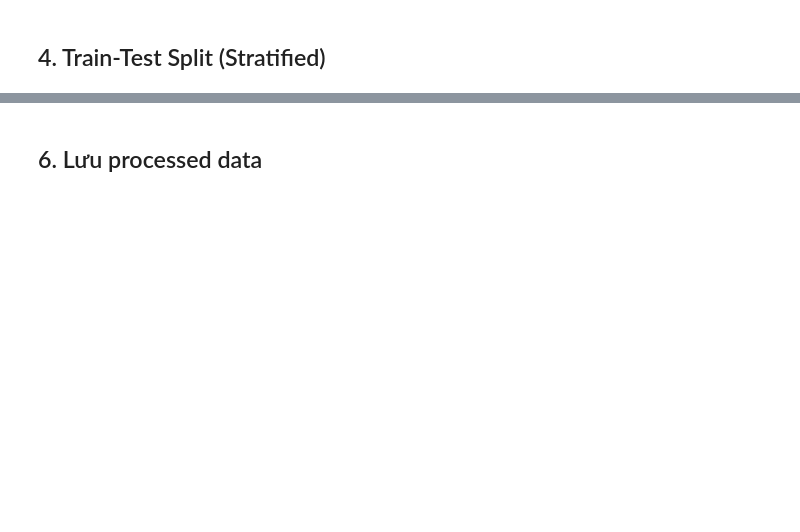
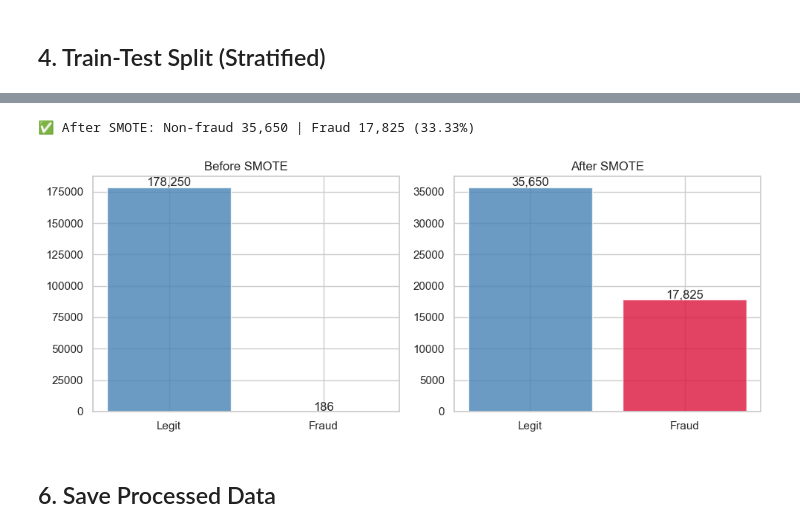
Before and after one commit to chuducnam6002/online-payment-fraud-detection, a Jupyter notebook: notebooks/02_preprocessing.ipynb, the cells around one changed output, grey strips where cells are left out. Saved outputs shown, nothing was run; the diff lists cells and outputs as text; code cells hidden in the pictures; blank space fills up the shorter version.

```diff
--- a/notebooks/02_preprocessing.ipynb
+++ b/notebooks/02_preprocessing.ipynb
@@ -62,18 +85,21 @@ print('Features:', X.columns.tolist())
 # %%
 X_res, y_res = apply_smote(X_train, y_train)
 
 # Visualize before vs after
 fig, axes = plt.subplots(1, 2, figsize=(10, 4))
-for ax, (y_d, title) in zip(axes,[(y_train,'Trước SMOTE'),(y_res,'Sau SMOTE')]):
+for ax, (y_d, title) in zip(axes,[(y_train,'Before SMOTE'),(y_res,'After SMOTE')]):
     c = pd.Series(y_d).value_counts()
     ax.bar(['Legit','Fraud'], c.values, color=['steelblue','crimson'], alpha=0.8)
     ax.set_title(title)
     for i,v in enumerate(c.values): ax.text(i, v*1.01, f'{v:,}', ha='center')
 plt.tight_layout()
 plt.savefig('../reports/figures/smote_comparison.png', dpi=150)
 plt.show()
+# %% [output]
+✅ After SMOTE: Non-fraud 35,650 | Fraud 17,825 (33.33%)
+[figure, added]
-# %% [markdown]
-## 6. Lưu processed data
+# %% [markdown]
+## 6. Save Processed Data
 # %%
 import os; os.makedirs('../data/processed', exist_ok=True)
 X_res.to_csv('../data/processed/X_train.csv', index=False)
```
Also changed, not shown: parts of 16 cells of this notebook, 15 other files.
